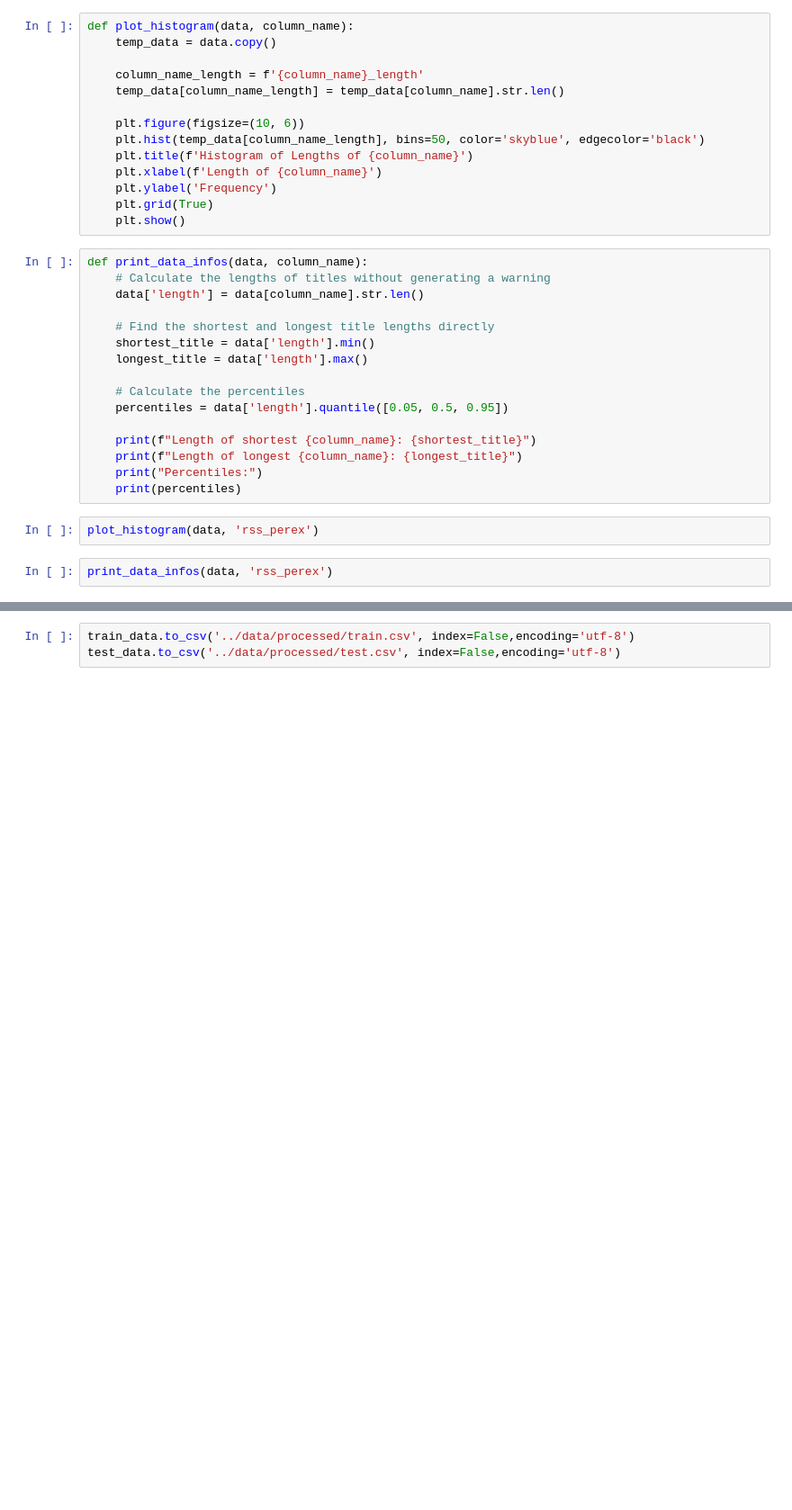
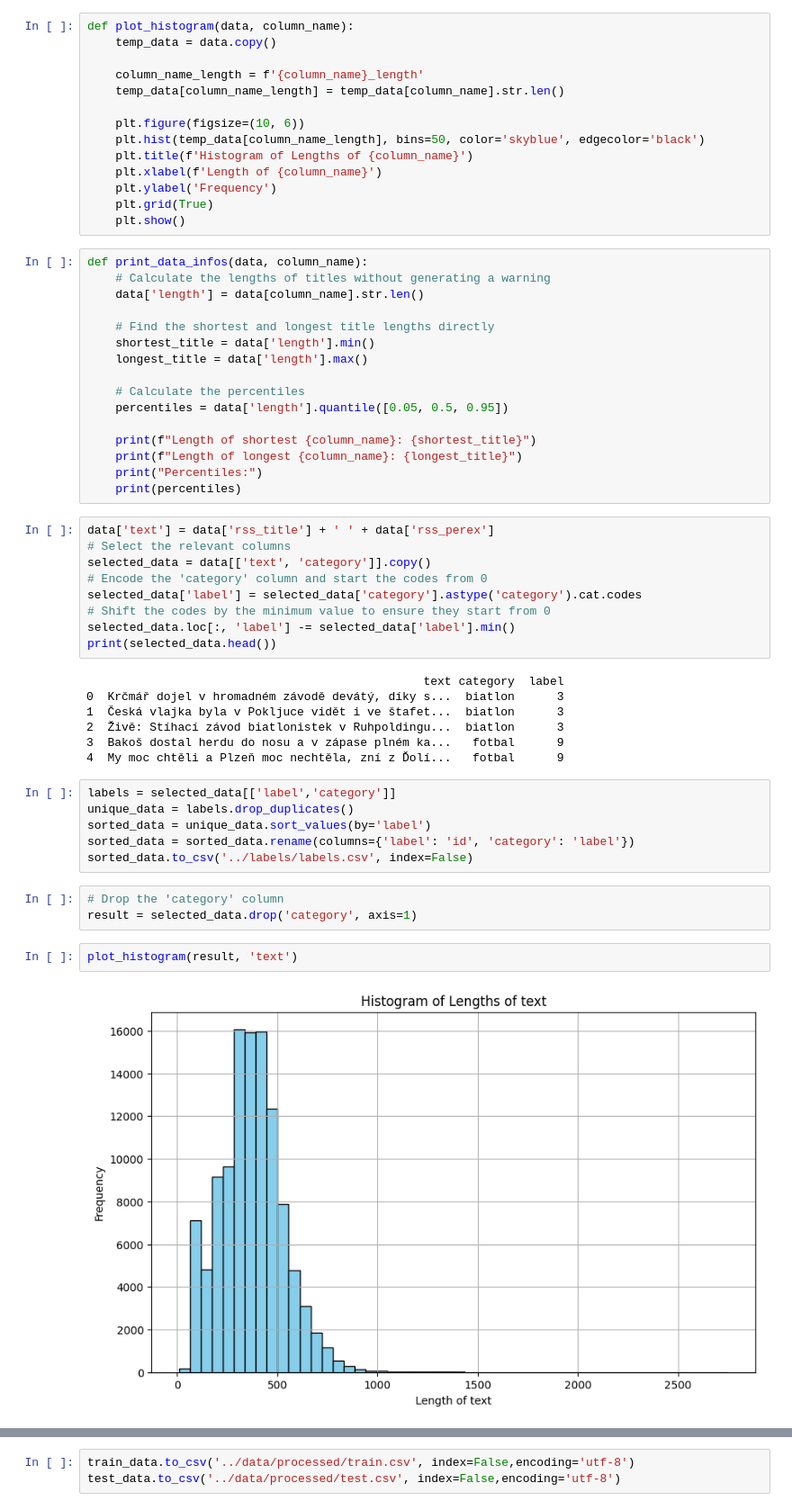
Before and after one commit to tisonpatrik/text_classifier, a Jupyter notebook: notebooks/preprocessing.ipynb, the cells around one changed output, grey strips where cells are left out. Shown: that part at 90% size. Cells and saved outputs as stored; diff of their text form; blank space fills up the shorter version.

```diff
--- a/notebooks/preprocessing.ipynb
+++ b/notebooks/preprocessing.ipynb
@@ -51,7 +104,32 @@ def print_data_infos(data, column_name):
     print(f"Length of longest {column_name}: {longest_title}")
     print("Percentiles:")
     print(percentiles)
-# %%
-plot_histogram(data, 'rss_perex')
-# %%
-print_data_infos(data, 'rss_perex')
+# %%
+data['text'] = data['rss_title'] + ' ' + data['rss_perex']
+# Select the relevant columns
+selected_data = data[['text', 'category']].copy()
+# Encode the 'category' column and start the codes from 0
+selected_data['label'] = selected_data['category'].astype('category').cat.codes
+# Shift the codes by the minimum value to ensure they start from 0
+selected_data.loc[:, 'label'] -= selected_data['label'].min()
+print(selected_data.head())
+# %% [output]
+                                                text category  label
+0  Krčmář dojel v hromadném závodě devátý, díky s...  biatlon      3
+1  Česká vlajka byla v Pokljuce vidět i ve štafet...  biatlon      3
+2  Živě: Stíhací závod biatlonistek v Ruhpoldingu...  biatlon      3
+3  Bakoš dostal herdu do nosu a v zápase plném ka...   fotbal      9
+4  My moc chtěli a Plzeň moc nechtěla, zní z Ďolí...   fotbal      9
+# %%
+labels = selected_data[['label','category']]
+unique_data = labels.drop_duplicates()
+sorted_data = unique_data.sort_values(by='label')
+sorted_data = sorted_data.rename(columns={'label': 'id', 'category': 'label'})
+sorted_data.to_csv('../labels/labels.csv', index=False)
+# %%
+# Drop the 'category' column
+result = selected_data.drop('category', axis=1)
+# %%
+plot_histogram(result, 'text')
+# %% [output]
+[figure, added]
```
Also changed, not shown: parts of 19 cells of this notebook, 2 other files.
